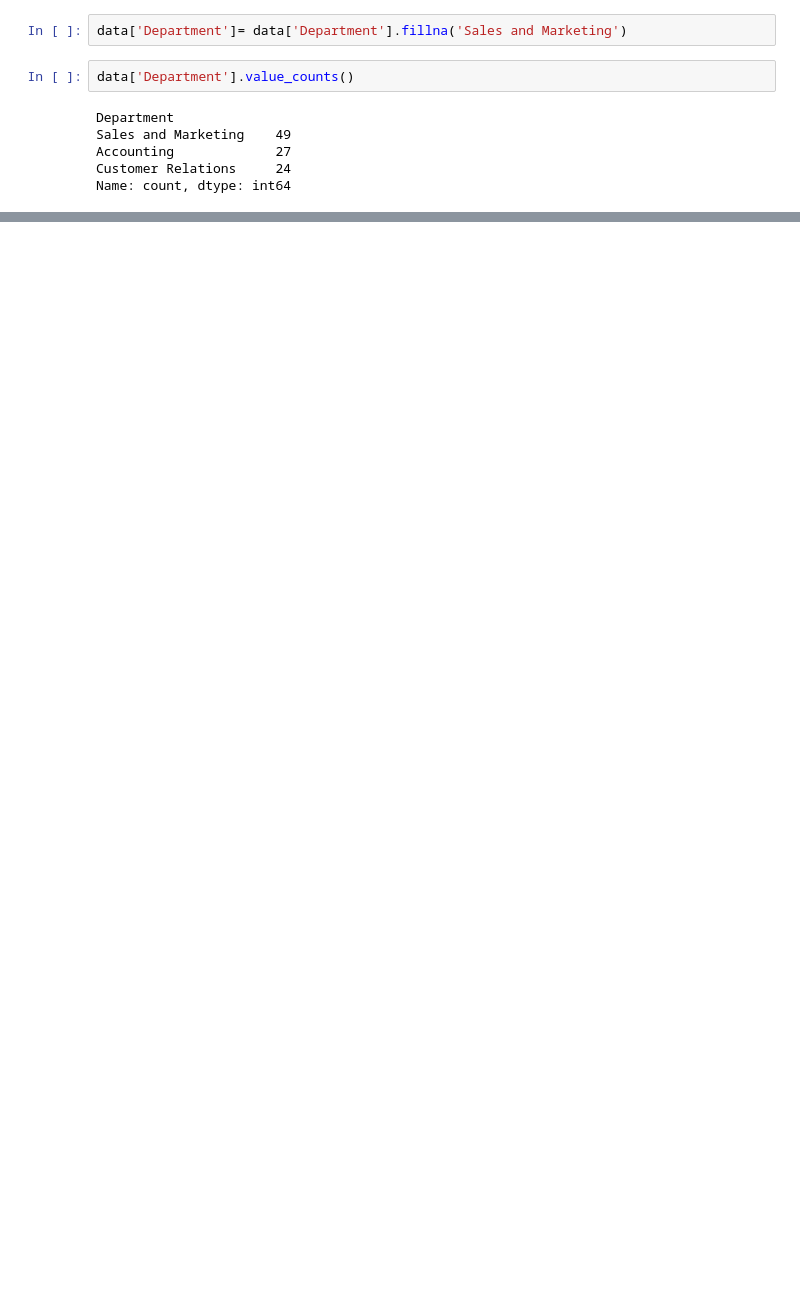
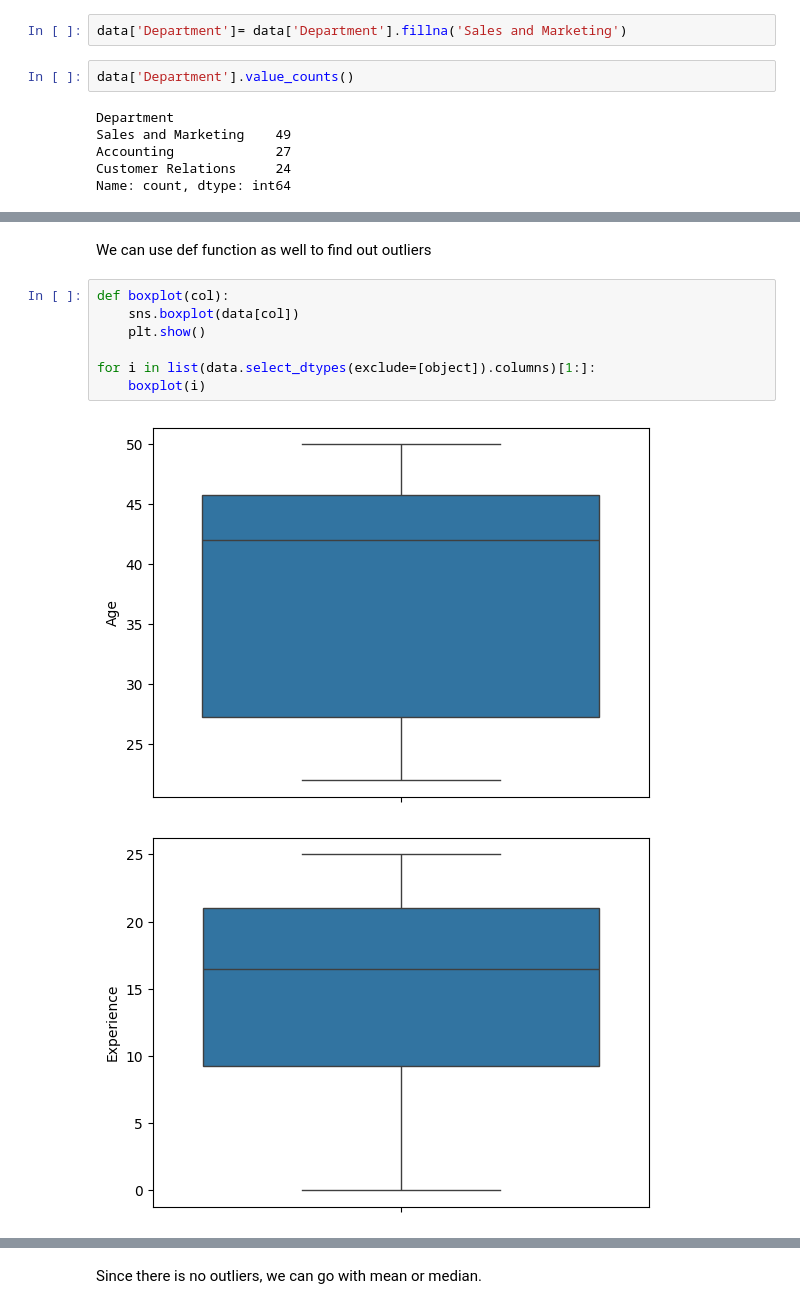
Before and after one commit to jayshankar15/EDA, a Jupyter notebook: Notebook/EDA.ipynb, the cells around one changed output, grey strips where cells are left out. Drawn from its saved outputs; the diff is of its cells as text; blank space fills up the shorter version.

```diff
--- a/Notebook/EDA.ipynb
+++ b/Notebook/EDA.ipynb
@@ -97,0 +123,12 @@ Name: count, dtype: int64
+# %% [markdown]
+We can use def function as well to find out outliers
+# %%
+def boxplot(col):
+    sns.boxplot(data[col])
+    plt.show()
+
+for i in list(data.select_dtypes(exclude=[object]).columns)[1:]:
+    boxplot(i)
+# %% [output]
+[figure, added]
+[figure, added]
@@ -97,0 +136,2 @@ Name: count, dtype: int64
+# %% [markdown]
+Since there is no outliers, we can go with mean or median.
```
Also changed, not shown: parts of 29 cells of this notebook.
